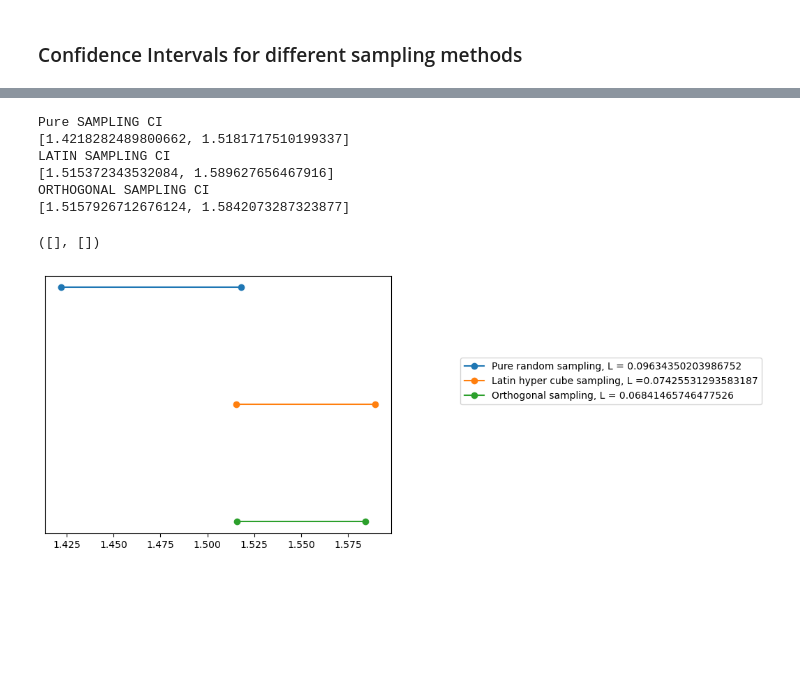
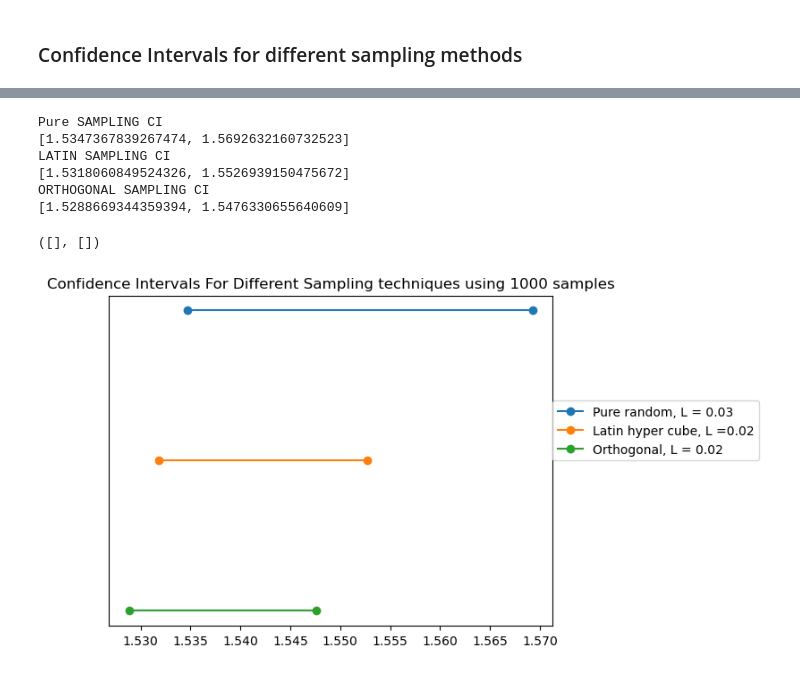
Before and after one commit to AleksSliw/Stochastic-modelling, a Jupyter notebook: Assignment 1.ipynb, the cells around one changed output, grey strips where cells are left out. Cells and saved outputs as stored; diff of their text form; code cells hidden in the pictures; blank space fills up the shorter version.

```diff
--- a/Assignment 1.ipynb
+++ b/Assignment 1.ipynb
@@ -68,7 +81,7 @@ print(Area)
 # %%
 def Convergence(iteration_max, sample_size, xrange, yrange):
     Res = np.empty((iteration_max, 1))
-    Data_final = MonteCarlo(iteration_max, sample_size, xrange, yrange)
+    Data_final = MonteCarlo(iteration_max, 10_000, xrange, yrange)
     for i in range(iteration_max):
         Integral_var = MonteCarlo(i, sample_size, xrange, yrange)
         Res[i] = abs(Integral_var - Data_final)
@@ -406,7 +355,7 @@ def calculate_area(heights):
     counter = 0
     for height in heights:
         Random_Point = height
-        if Random_Point >= 100:
+        if Random_Point >= nmax:
             counter = counter + 1
     A_m = (counter / len(heights)) * (2.5) * 2.5
 
@@ -475,0 +423,22 @@ print(areas_pure)
+# %%
+#Generate multiple areas using pure random sampling
+
+areas_pure_b_sample = []  #A list of areas calculated using a big sample
+areas_pure_s_sample = []  #A list of areas calculated using a small sample
+
+for i in range(100):
+
+    area_b = MonteCarlo(100, 1000, xrange, yrange)
+    area_s = MonteCarlo(100, 100, xrange, yrange)
+
+    #area_b = pure_sampling(data_set,nmax, 1000, xrange, yrange)
+    #area_s = pure_sampling(data_set,nmax, 100, xrange, yrange)
+
+    areas_pure_b_sample.append(area_b)
+    areas_pure_s_sample.append(area_s)
+
+
+print("USING BIG SAMPLE")
+print(areas_pure_b_sample)
+print("USING SMALL SAMPLE")
+print(areas_pure_s_sample)
@@ -496,36 +508,37 @@ def confidence_intervals(data):
 # %%
-#Confidence intervals
 
 print("Pure SAMPLING CI")
-confidence_interval_pure = confidence_intervals(areas_pure)
+confidence_interval_pure = confidence_intervals(areas_pure_b_sample)
 length_pure = confidence_interval_pure[1] - confidence_interval_pure[0]
 print(confidence_interval_pure)
 
 print("LATIN SAMPLING CI")
-confidence_interval_latin = confidence_intervals(areas_latin)
+
+confidence_interval_latin = confidence_intervals(areas_latin_b_sample)
 length_latin = confidence_interval_latin[1] - confidence_interval_latin[0]
 print(confidence_interval_latin)
 
 print("ORTHOGONAL SAMPLING CI")
-confidence_interval_orthogonal = confidence_intervals(areas_orthogonal)
+confidence_interval_orthogonal = confidence_intervals(areas_orthogonal_b_sample)
 length_orthogonal = confidence_interval_orthogonal[1] - confidence_interval_orthogonal[0]
 print(confidence_interval_orthogonal)
 
-plt.plot(confidence_interval_pure,[3,3], label = "Pure random sampling, L = " +str(length_pure), marker='o')
-plt.plot(confidence_interval_latin,[2,2], label = "Latin hyper cube sampling, L =" +str(length_latin), marker='o')
-plt.plot(confidence_interval_orthogonal,[1,1], label = "Orthogonal sampling, L = " +str(length_orthogonal), marker='o')
+plt.plot(confidence_interval_pure,[3,3], label = "Pure random, L = " +str(round(length_pure, 2)), marker='o')
+plt.plot(confidence_interval_latin,[2,2], label = "Latin hyper cube, L =" +str(round(length_latin, 2)), marker='o')
+plt.plot(confidence_interval_orthogonal,[1,1], label = "Orthogonal, L = " +str(round(length_orthogonal, 2)), marker='o')
+
+plt.title("Confidence Intervals For Different Sampling techniques using 1000 samples")
 
 
-
-plt.legend(loc=(1.2, 0.5))
+plt.legend(loc=(1, 0.5))
 
 plt.yticks([])  # Hide y-axis tick labels as well
 # %% [output]
 Pure SAMPLING CI
-[1.4218282489800662, 1.5181717510199337]
+[1.5347367839267474, 1.5692632160732523]
 LATIN SAMPLING CI
-[1.515372343532084, 1.589627656467916]
+[1.5318060849524326, 1.5526939150475672]
 ORTHOGONAL SAMPLING CI
-[1.5157926712676124, 1.5842073287323877]
+[1.5288669344359394, 1.5476330655640609]
 ([], [])
-[figure, old version]
+[figure, new version]
```
Also changed, not shown: parts of 34 cells of this notebook.
